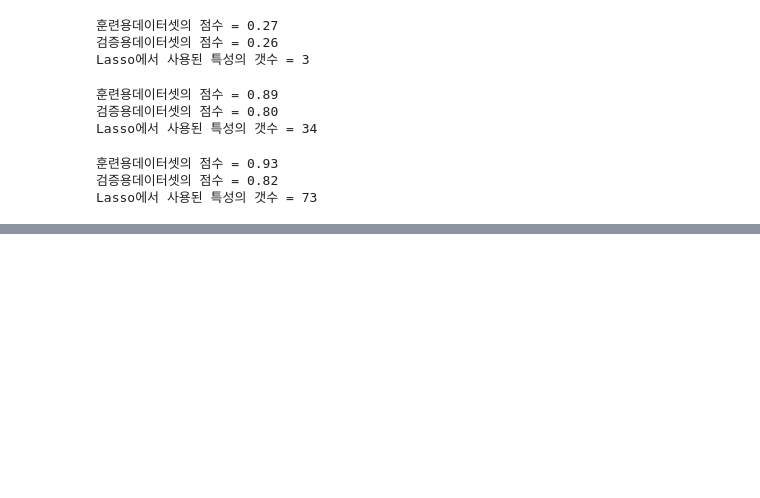
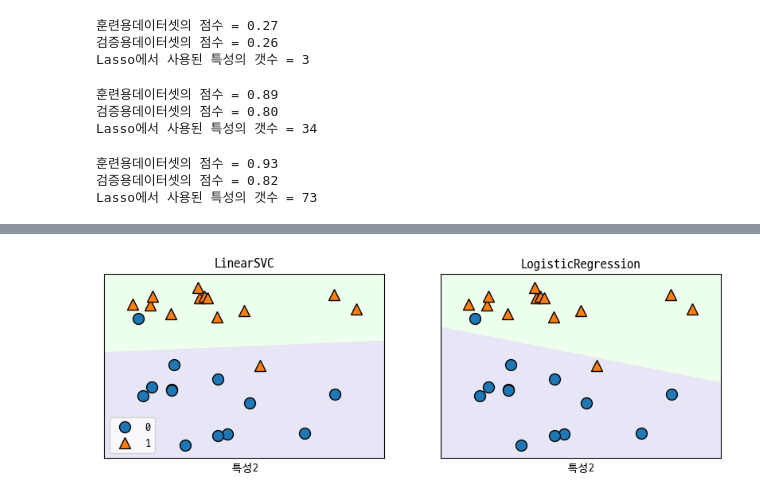
Before and after one commit to inwookbaek/20230823_04.python, a Jupyter notebook: 30.머신러닝_지도학습.ipynb, the cells around one changed output, grey strips where cells are left out. Saved outputs shown, nothing was run; the diff lists cells and outputs as text; code cells hidden in the pictures; blank space fills up the shorter version.

```diff
--- a/30.머신러닝_지도학습.ipynb
+++ b/30.머신러닝_지도학습.ipynb
@@ -192,0 +264,30 @@ Lasso에서 사용된 특성의 갯수 = 73
+# %%
+# forge데이터셋을 사용하여 LogisticRegression과 LinearSVC모델을 실습
+from sklearn.linear_model import LogisticRegression
+from sklearn.svm import LinearSVC
+
+X, y = mglearn.datasets.make_forge()
+# print(type(X), len(X), type(y), len(y))
+fig, axes = plt.subplots(1,2,figsize=(10,3))
+
+for model, ax in zip([LinearSVC(), LogisticRegression()], axes):
+    clf = model.fit(X, y)
+    mglearn.plots.plot_2d_classification(clf, X, fill=False, eps=0.5
+                                        , ax=ax, alpha=.1)
+    mglearn.discrete_scatter(X[:, 0], X[:, 1], y, ax=ax)
+    ax.set_title(f'{clf.__class__.__name__}')
+    ax.set_xlabel('특성1')
+    ax.set_xlabel('특성2')
+
+axes[0].legend()
+plt.show()
+
+# 결과분석
+# 두 개의 모델 각각 결정경계가 선형으로 표현되어 위쪽은 세모(1)로 분류,
+# 아래쫃은 원(0)으로 분류 되었따.
+# LinearSVC, LogisticRegression모델 각각 2개의 데이터를 잘못 분류되었다.
+# 2개의 모델은 릿지와 마찬가지로 L2규제를 사용
+# 규제강도를 결정하는 매개변수가 C이다. C값이 높아지면 가능한 최대로 분류
+# 하기위해 노력한다.
+# %% [output]
+[figure, added]
```
Also changed, not shown: parts of 34 cells of this notebook, 2 other files.
